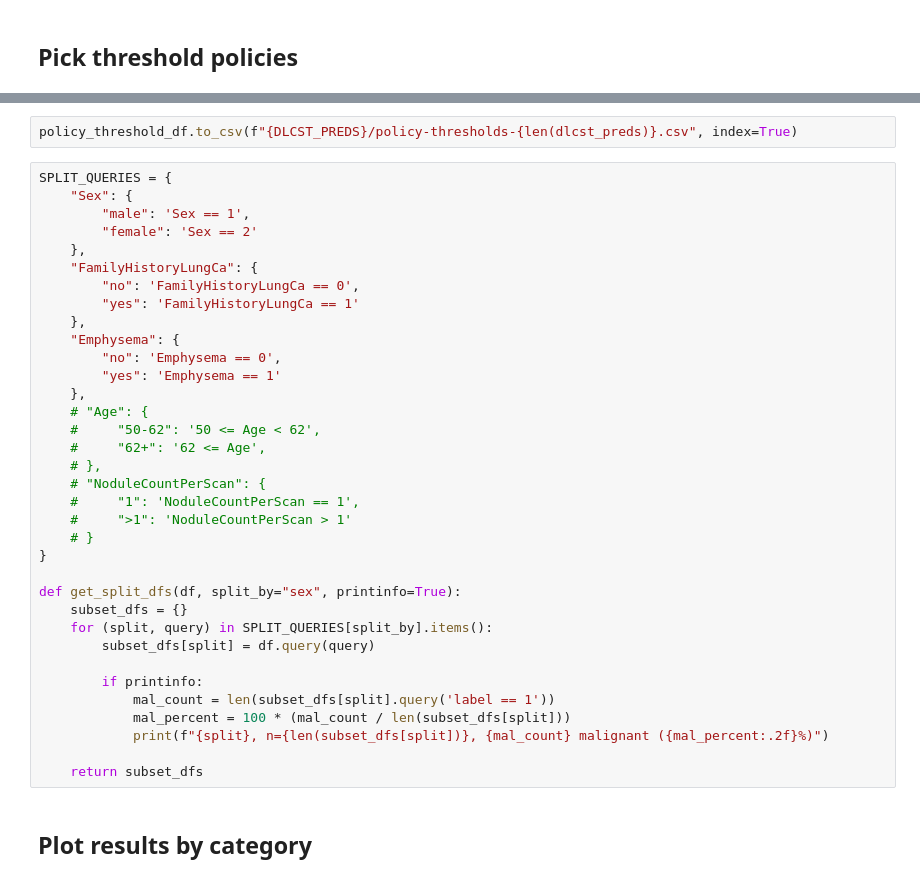
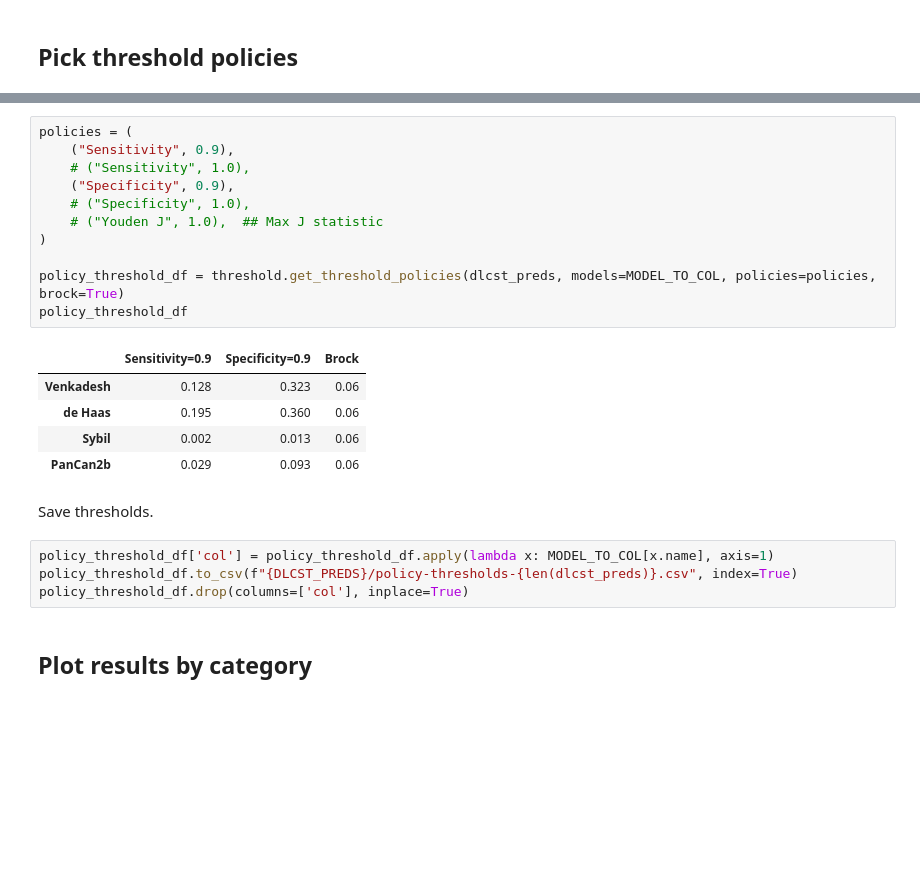
Before and after one commit to DIAGNijmegen/bodyct-lung-malignancy-fairness, a Jupyter notebook: thresholds_dlcst.ipynb, the cells around one changed output, grey strips where cells are left out. Drawn from its saved outputs; the diff is of its cells as text; blank space fills up the shorter version.

```diff
--- a/thresholds_dlcst.ipynb
+++ b/thresholds_dlcst.ipynb
@@ -205,39 +64,25 @@ See the caveats in the documentation: https://pandas.pydata.org/pandas-docs/stab
+# %%
+policies = (
+    ("Sensitivity", 0.9),
+    # ("Sensitivity", 1.0),
+    ("Specificity", 0.9),
+    # ("Specificity", 1.0),
+    # ("Youden J", 1.0),  ## Max J statistic
+)
+
+policy_threshold_df = threshold.get_threshold_policies(dlcst_preds, models=MODEL_TO_COL, policies=policies, brock=True)
+policy_threshold_df
+# %% [output]
+|  | Sensitivity=0.9 | Specificity=0.9 | Brock |
+| Venkadesh | 0.128 | 0.323 | 0.06 |
+| de Haas | 0.195 | 0.360 | 0.06 |
+| Sybil | 0.002 | 0.013 | 0.06 |
+| PanCan2b | 0.029 | 0.093 | 0.06 |
+# %% [markdown]
+Save thresholds.
 # %%
+policy_threshold_df['col'] = policy_threshold_df.apply(lambda x: MODEL_TO_COL[x.name], axis=1)
 policy_threshold_df.to_csv(f"{DLCST_PREDS}/policy-thresholds-{len(dlcst_preds)}.csv", index=True)
+policy_threshold_df.drop(columns=['col'], inplace=True)
-# %%
-SPLIT_QUERIES = {
-    "Sex": {
-        "male": 'Sex == 1',
-        "female": 'Sex == 2'
-    },
-    "FamilyHistoryLungCa": {
-        "no": 'FamilyHistoryLungCa == 0',
-        "yes": 'FamilyHistoryLungCa == 1'
-    },
-    "Emphysema": {
-        "no": 'Emphysema == 0',
-        "yes": 'Emphysema == 1'
-    },
-    # "Age": {
-    #     "50-62": '50 <= Age < 62',
-    #     "62+": '62 <= Age',
-    # },
-    # "NoduleCountPerScan": {
-    #     "1": 'NoduleCountPerScan == 1',
-    #     ">1": 'NoduleCountPerScan > 1'
-    # }
-}
-
-def get_split_dfs(df, split_by="sex", printinfo=True):
-    subset_dfs = {}
-    for (split, query) in SPLIT_QUERIES[split_by].items():
-        subset_dfs[split] = df.query(query)
-
-        if printinfo:
-            mal_count = len(subset_dfs[split].query('label == 1'))
-            mal_percent = 100 * (mal_count / len(subset_dfs[split]))
-            print(f"{split}, n={len(subset_dfs[split])}, {mal_count} malignant ({mal_percent:.2f}%)")
-
-    return subset_dfs
 # %% [markdown]
 ## Plot results by category
```
Also changed, not shown: parts of 14 cells of this notebook, 13 other files.
